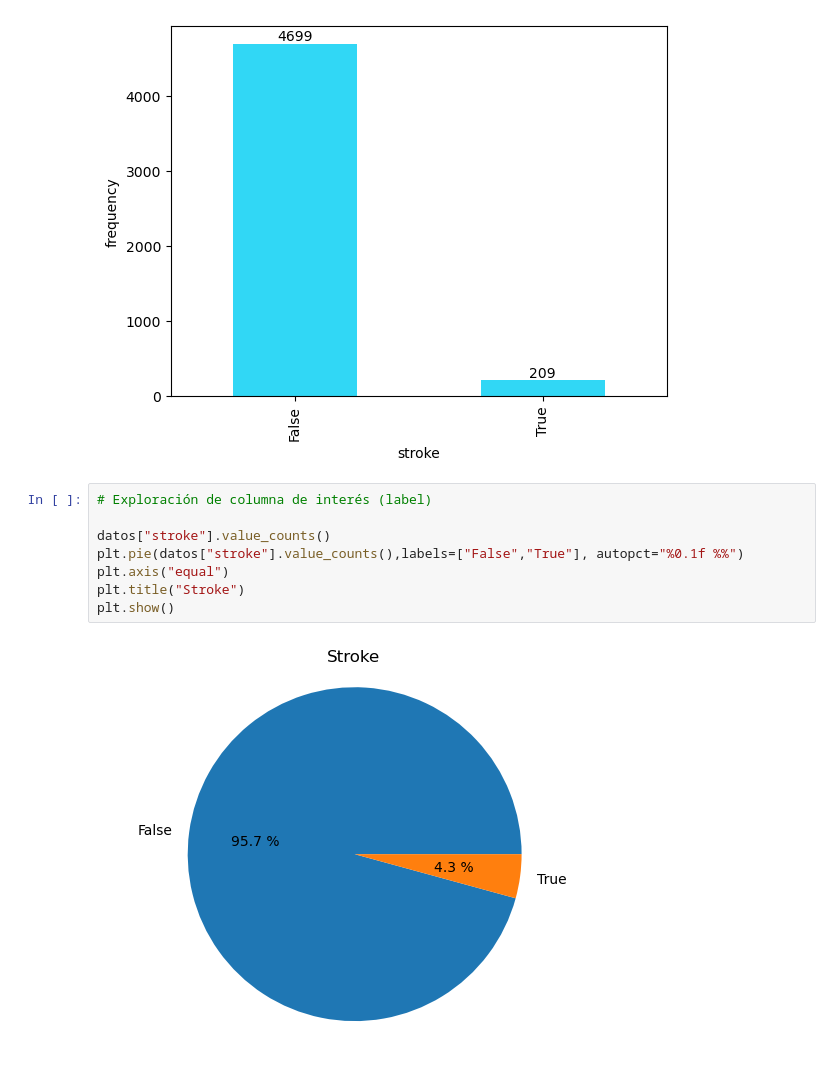
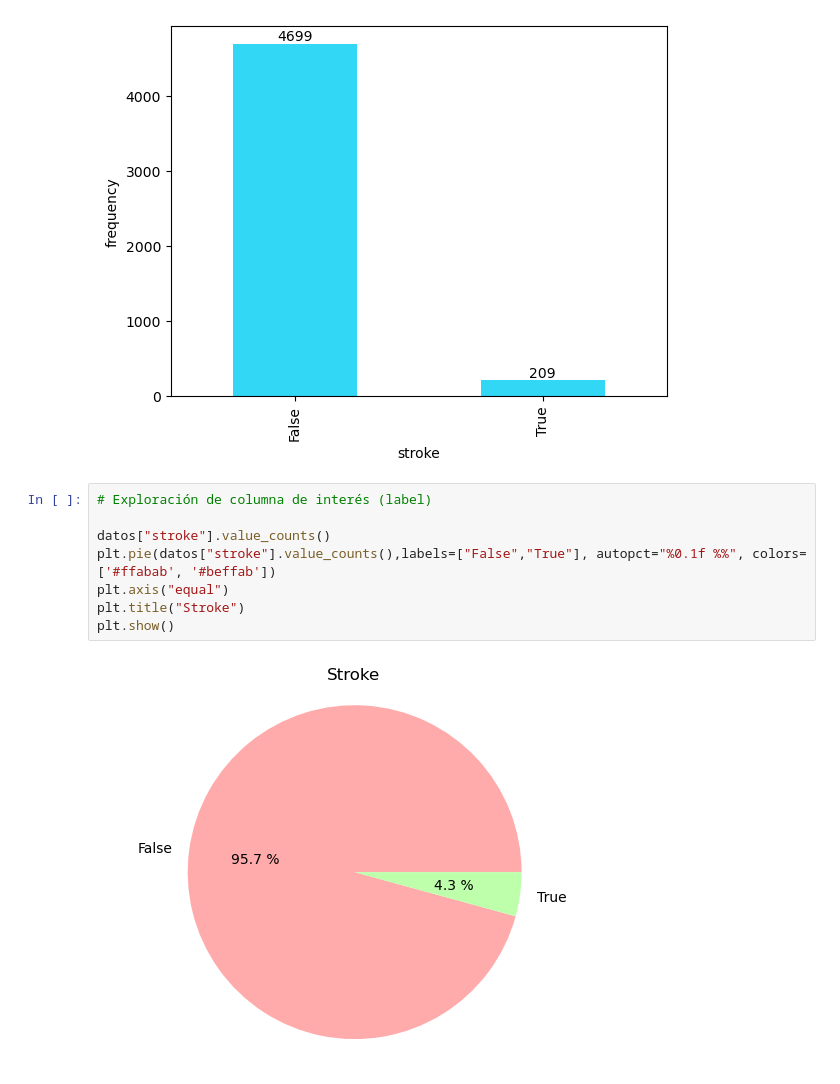
Before and after one commit to Sarahdrdo/Equipo3_AgentesInteligentes_Reto, a Jupyter notebook: Equipo3_Reto_AgentesInteligentes.ipynb, the cells around one changed output. Saved outputs shown, nothing was run; the diff lists cells and outputs as text.

```diff
--- a/Equipo3_Reto_AgentesInteligentes.ipynb
+++ b/Equipo3_Reto_AgentesInteligentes.ipynb
@@ -258,10 +282,10 @@ for i in datos.drop(labels=["age", "avg_glucose_level", "bmi"], axis=1):
 # %%
 # Exploración de columna de interés (label)
 
 datos["stroke"].value_counts()
-plt.pie(datos["stroke"].value_counts(),labels=["False","True"], autopct="%0.1f %%")
+plt.pie(datos["stroke"].value_counts(),labels=["False","True"], autopct="%0.1f %%", colors=['#ffabab', '#beffab'])
 plt.axis("equal")
 plt.title("Stroke")
 plt.show()
 # %% [output]
-[figure, old version]
+[figure, new version]
```
Also changed, not shown: parts of 14 cells of this notebook.
